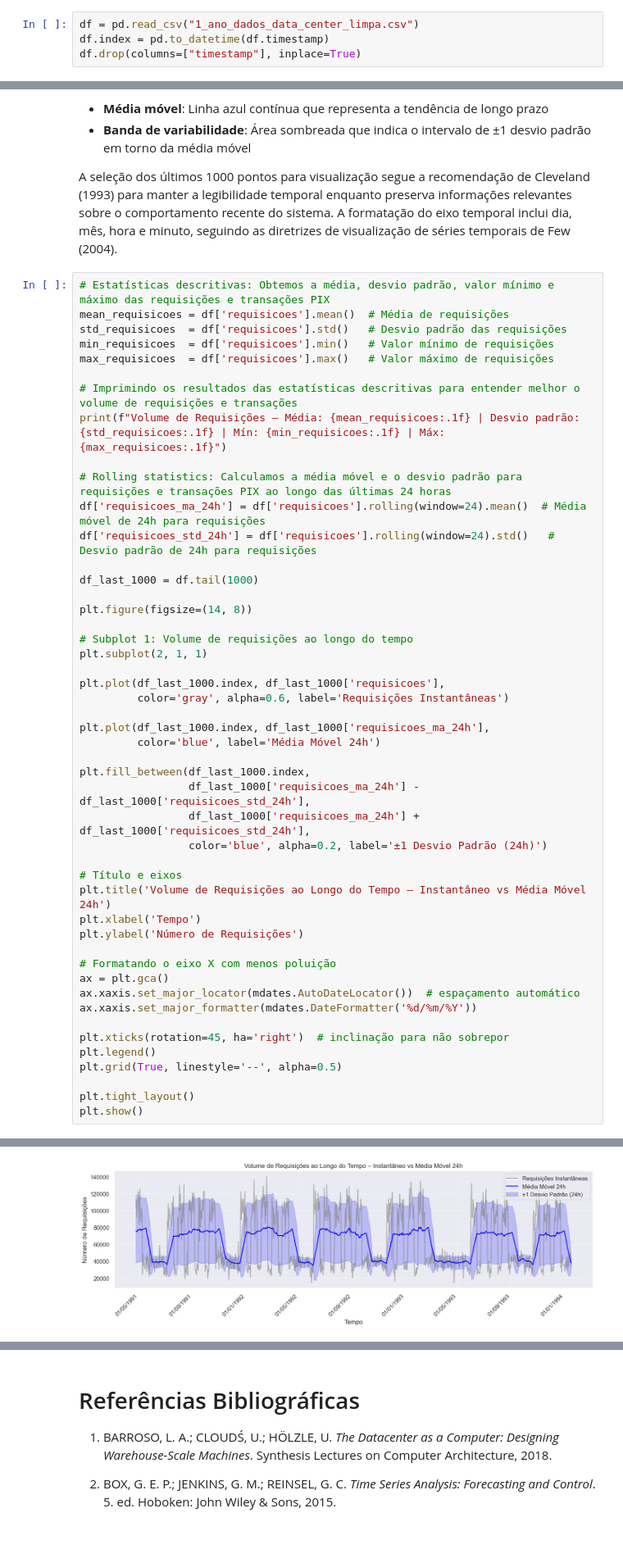
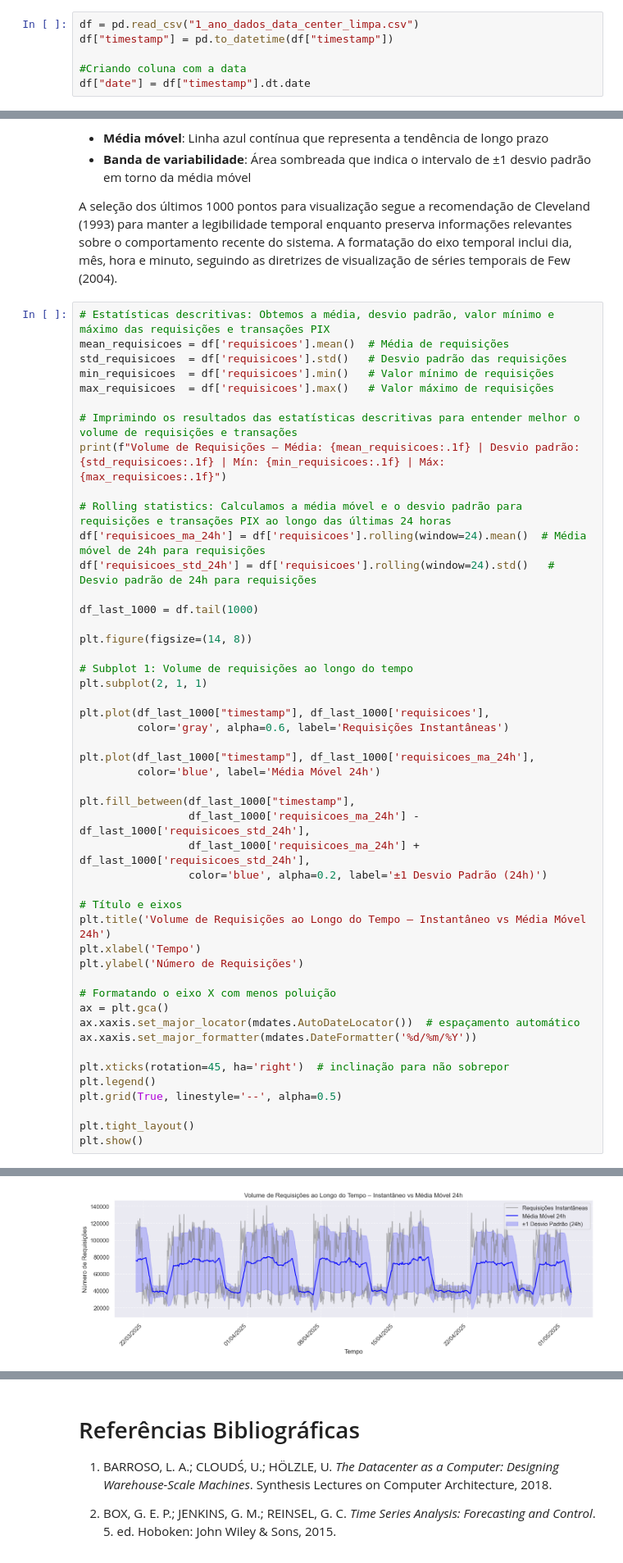
Before and after one commit to VKLac/-MAI5003-G1_Prob_Estatistica, a Jupyter notebook: 3-analise-exploratoria.ipynb, the cells around one changed output, grey strips where cells are left out. Shown at 82% size. Saved outputs shown, nothing was run; the diff lists cells and outputs as text.

```diff
--- a/3-analise-exploratoria.ipynb
+++ b/3-analise-exploratoria.ipynb
@@ -55,8 +85,10 @@ def marca_outliers(s) -> bool:
 Leitura da base de dados limpa e pré-processamento da coluna 'timestamp'
 # %%
 df = pd.read_csv("1_ano_dados_data_center_limpa.csv")
-df.index = pd.to_datetime(df.timestamp)
-df.drop(columns=["timestamp"], inplace=True)
+df["timestamp"] = pd.to_datetime(df["timestamp"])
+
+#Criando coluna com a data
+df["date"] = df["timestamp"].dt.date
 # %% [markdown]
 Verificando a presença de valores ausentes e valores únicos.
 # %%
@@ -265,34 +299,34 @@ plt.figure(figsize=(14, 8))
 
 # Subplot 1: Volume de requisições ao longo do tempo
 plt.subplot(2, 1, 1)
 
-plt.plot(df_last_1000.index, df_last_1000['requisicoes'],
+plt.plot(df_last_1000["timestamp"], df_last_1000['requisicoes'],
          color='gray', alpha=0.6, label='Requisições Instantâneas')
 
-plt.plot(df_last_1000.index, df_last_1000['requisicoes_ma_24h'],
+plt.plot(df_last_1000["timestamp"], df_last_1000['requisicoes_ma_24h'],
          color='blue', label='Média Móvel 24h')
 
-plt.fill_between(df_last_1000.index,
+plt.fill_between(df_last_1000["timestamp"],
                  df_last_1000['requisicoes_ma_24h'] - df_last_1000['requisicoes_std_24h'],
                  df_last_1000['requisicoes_ma_24h'] + df_last_1000['requisicoes_std_24h'],
                  color='blue', alpha=0.2, label='±1 Desvio Padrão (24h)')
 
 # Título e eixos
 plt.title('Volume de Requisições ao Longo do Tempo – Instantâneo vs Média Móvel 24h')
 plt.xlabel('Tempo')
 plt.ylabel('Número de Requisições')
 
 # Formatando o eixo X com menos poluição
 ax = plt.gca()
 ax.xaxis.set_major_locator(mdates.AutoDateLocator())  # espaçamento automático
 ax.xaxis.set_major_formatter(mdates.DateFormatter('%d/%m/%Y'))
 
 plt.xticks(rotation=45, ha='right')  # inclinação para não sobrepor
 plt.legend()
 plt.grid(True, linestyle='--', alpha=0.5)
 
 plt.tight_layout()
 plt.show()
 # %% [output]
 Volume de Requisições – Média: 64649.4 | Desvio padrão: 36192.6 | Mín: 11670.0 | Máx: 274682.0
-[figure, old version]
+[figure, new version]
```
Also changed, not shown: parts of 13 cells of this notebook.
